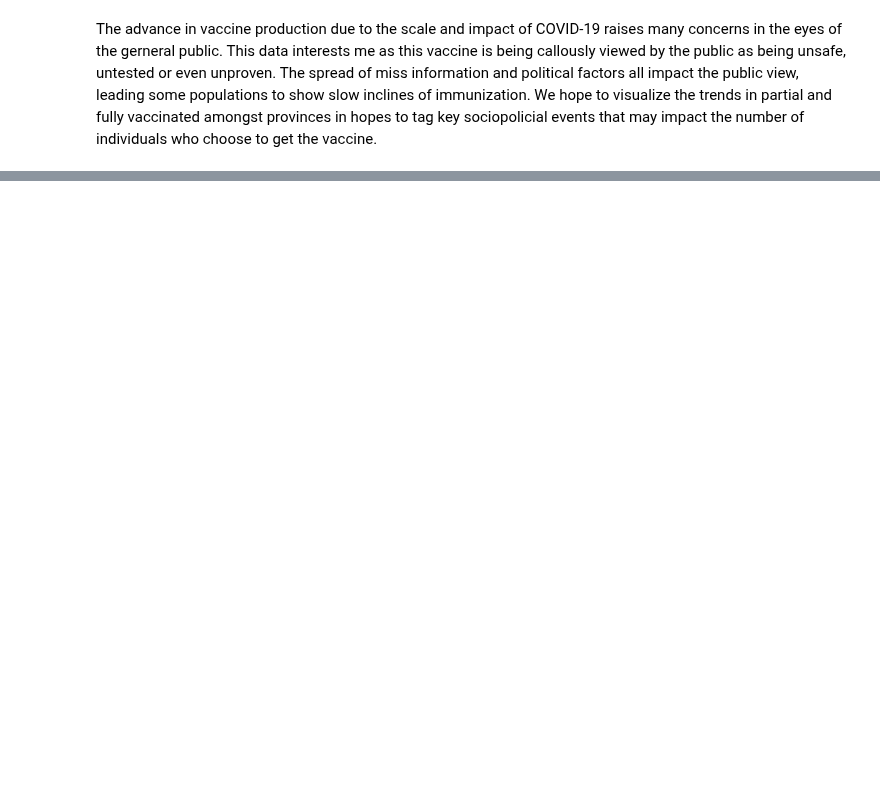
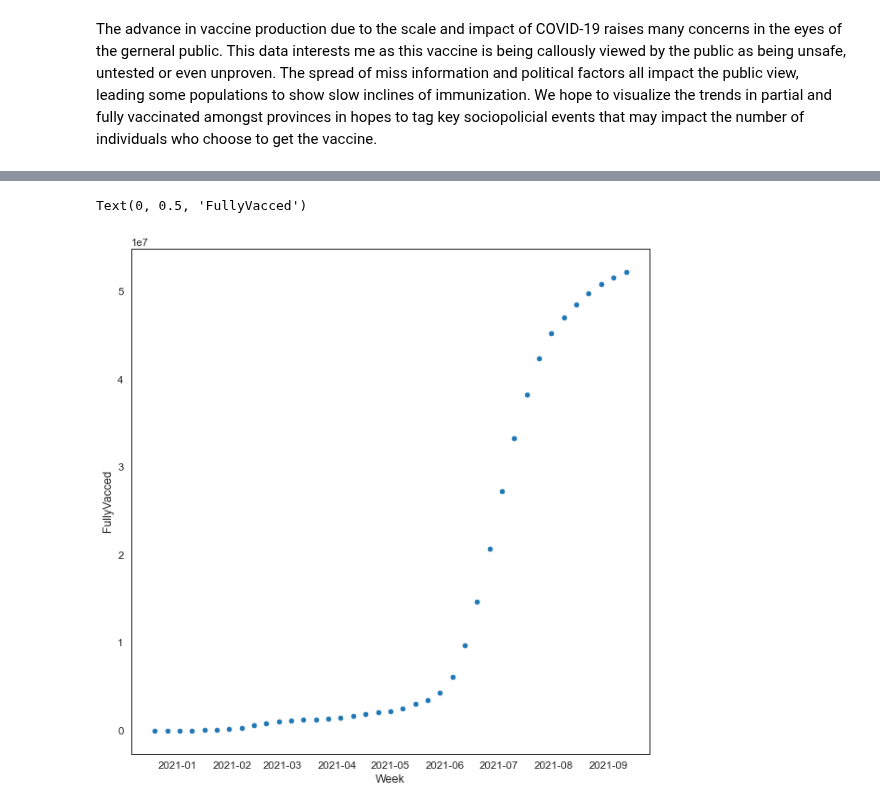
Before and after one commit to data301-2021-winter1/group48-project, a Jupyter notebook: notebooks/analysis1.ipynb, the cells around one changed output, grey strips where cells are left out. Cells and saved outputs as stored; diff of their text form; code cells hidden in the pictures; blank space fills up the shorter version.

```diff
--- a/notebooks/analysis1.ipynb
+++ b/notebooks/analysis1.ipynb
@@ -27,0 +230,8 @@ df
+# %%
+plt.figure(figsize=(10,10))
+plt.scatter(x='week_end',y='sumTotFul',data=new1)
+plt.xlabel('Week')
+plt.ylabel('FullyVacced')
+# %% [output]
+Text(0, 0.5, 'FullyVacced')
+[figure, added]
```
Also changed, not shown: parts of 25 cells of this notebook.
